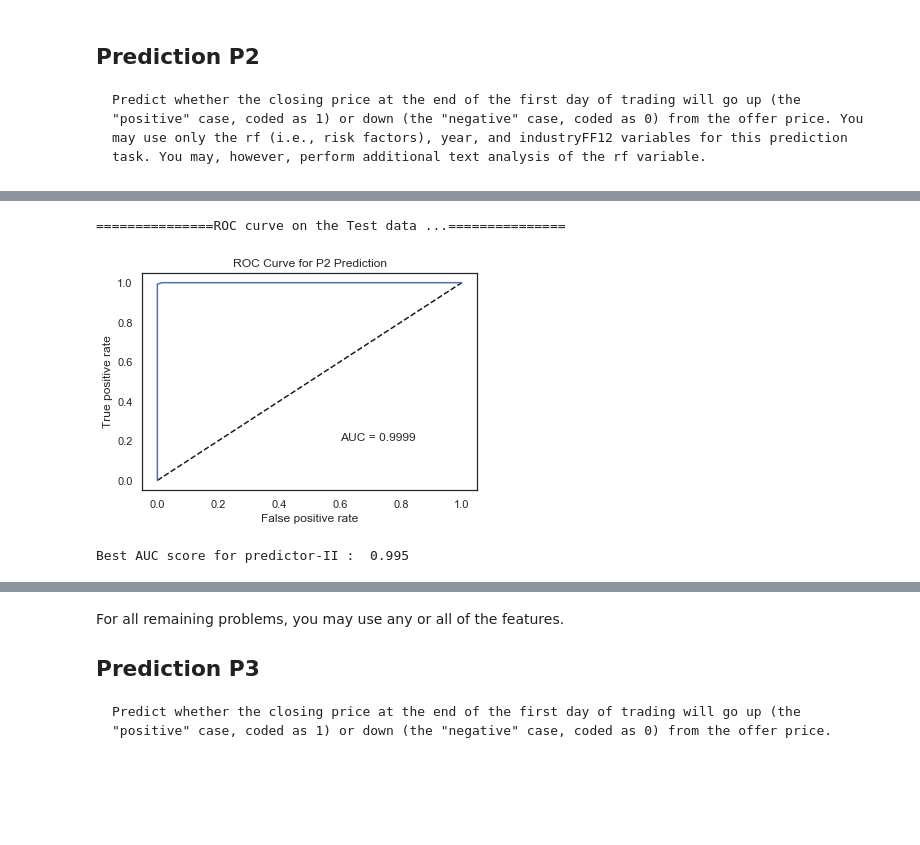
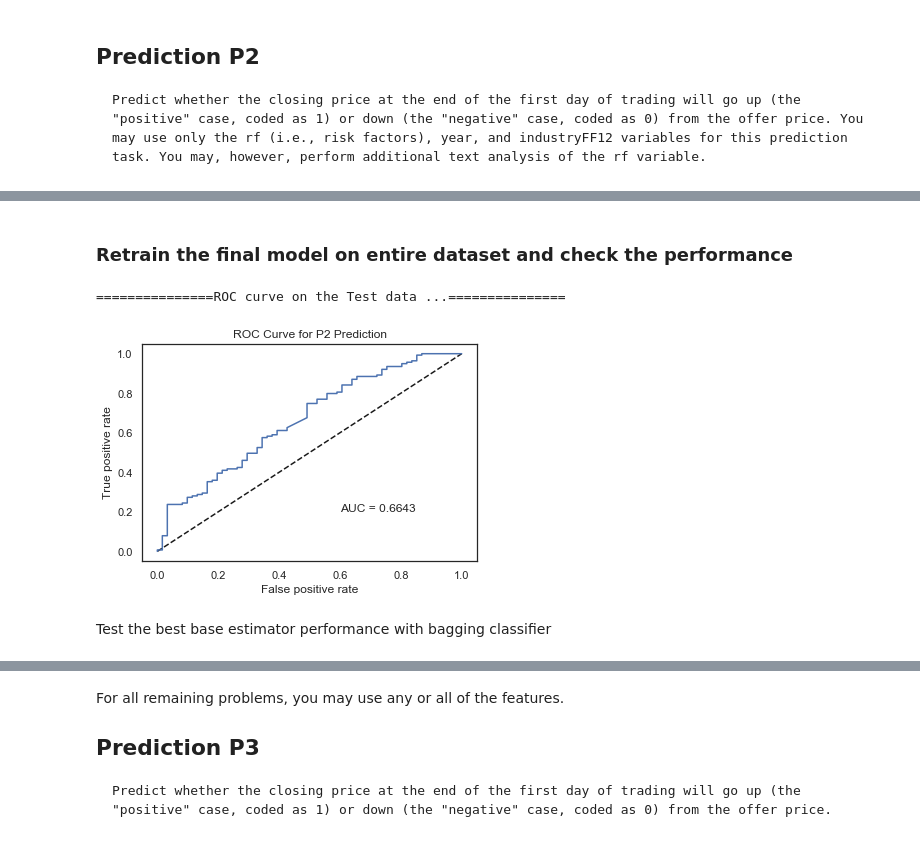
Before and after one commit to devakumar/dsfb-Project-Team3-2019, a Jupyter notebook: Project.ipynb, the cells around one changed output, grey strips where cells are left out. Saved outputs shown, nothing was run; the diff lists cells and outputs as text; code cells hidden in the pictures; blank space fills up the shorter version.

```diff
--- a/Project.ipynb
+++ b/Project.ipynb
@@ -2216,0 +2588,6 @@ clf: Pipeline(memory=None,
+# %%
+# Use the sklearn train_test_split() function to split data into "train", "validation", and "test"
+X_train, X_test, y_train, y_test = train_test_split(X_P2, y_P2, test_size=0.2,  random_state=SEED)
+# %%
+# Pipeline
+P2_models = get_best_classifiers(X_train, y_train)
@@ -2216,0 +2650,3 @@ clf: Pipeline(memory=None,
+# %%
+P2_model_final, P2_test_results = test_final_models(P2_models, X_test, y_test)
+P2_test_results[[scoring_metric]]
@@ -2217,10 +2662,9 @@ clf: Pipeline(memory=None,
+# %% [markdown]
+### Retrain the final model on entire dataset and check the performance
+# %%
+P2_model_final = P2_model_final.fit(X_P2, y_P2)
 # %%
-custom_test_function(P2_model_final, Xp_P2, yp_P2, proba=True, name="P2 Prediction")
+P2_auc = custom_test_function(P2_model_final, X_P2, y_P2, proba=True, name="P2 Prediction")
 # %% [output]
 ===============ROC curve on the Test data ...===============
-[figure, old version]
+[figure, new version]
-# %%
-yhat_P2 = P2_model_final.predict(Xp_P2)
-print("Best AUC score for predictor-II : ", P2_model_final.score(Xp_P2, yp_P2))
-# %% [output]
-Best AUC score for predictor-II :  0.995
@@ -2228,0 +2671,2 @@ Best AUC score for predictor-II :  0.995
+# %% [markdown]
+Test the best base estimator performance with bagging classifier
```
Also changed, not shown: parts of 144 cells of this notebook.
